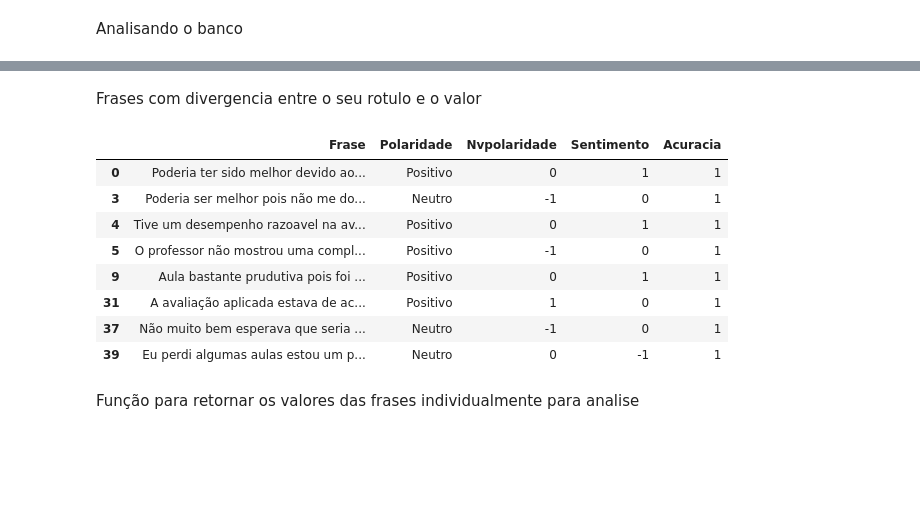
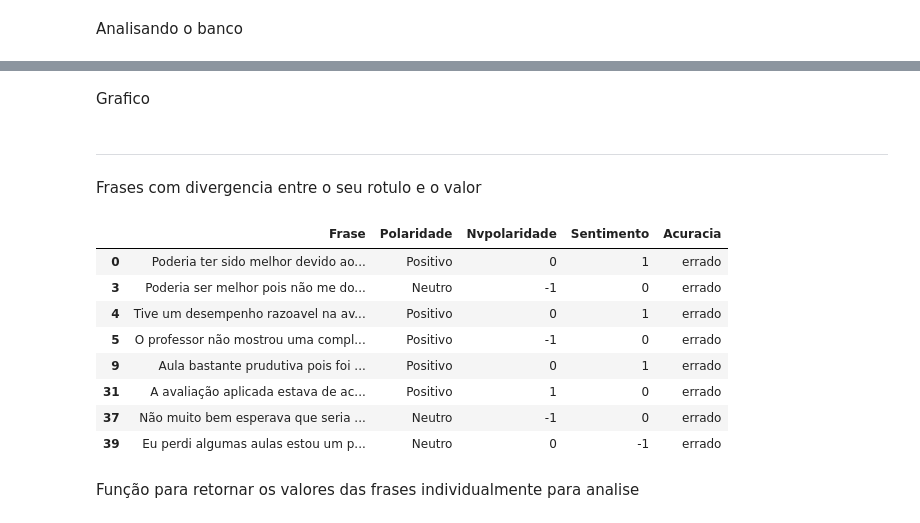
Before and after one commit to DaisonSilas/TCC, a Jupyter notebook: sentilexPT - Final.ipynb, the cells around one changed output, grey strips where cells are left out. Saved outputs shown, nothing was run; the diff lists cells and outputs as text; code cells hidden in the pictures; blank space fills up the shorter version.

```diff
--- a/sentilexPT - Final.ipynb
+++ b/sentilexPT - Final.ipynb
@@ -86,9 +86,9 @@ Comparação entre os rotulos e os valores das frases
 # %%
 def acuracia(anls, pred):
     if (anls - pred) == 0:
-        return 0
+        return 'certo'
     else:
-        return 1
+        return 'errado'
 # %% [markdown]
 Organizando no Dataframe as colunas com os seus respectivos valores
 # %%
@@ -143,17 +145,21 @@ plt.show()
+# %% [markdown]
+Grafico
+# %% [markdown]
+_______________________________________________________________________________________________________________________________
 # %% [markdown]
 Frases com divergencia entre o seu rotulo e o valor
 # %%
-banco.loc[banco['Acuracia'] == 1]
+banco.loc[banco['Acuracia'] == 'errado']
 # %% [output]
 |  | Frase | Polaridade | Nvpolaridade | Sentimento | Acuracia |
-| 0 | Poderia ter sido melhor devido ao... | Positivo | 0 | 1 | 1 |
-| 3 | Poderia ser melhor pois não me do... | Neutro | -1 | 0 | 1 |
-| 4 | Tive um desempenho razoavel na av... | Positivo | 0 | 1 | 1 |
-| 5 | O professor não mostrou uma compl... | Positivo | -1 | 0 | 1 |
-| 9 | Aula bastante prudutiva pois foi ... | Positivo | 0 | 1 | 1 |
-| 31 | A avaliação aplicada estava de ac... | Positivo | 1 | 0 | 1 |
-| 37 | Não muito bem esperava que seria ... | Neutro | -1 | 0 | 1 |
-| 39 | Eu perdi algumas aulas estou um p... | Neutro | 0 | -1 | 1 |
+| 0 | Poderia ter sido melhor devido ao... | Positivo | 0 | 1 | errado |
+| 3 | Poderia ser melhor pois não me do... | Neutro | -1 | 0 | errado |
+| 4 | Tive um desempenho razoavel na av... | Positivo | 0 | 1 | errado |
+| 5 | O professor não mostrou uma compl... | Positivo | -1 | 0 | errado |
+| 9 | Aula bastante prudutiva pois foi ... | Positivo | 0 | 1 | errado |
+| 31 | A avaliação aplicada estava de ac... | Positivo | 1 | 0 | errado |
+| 37 | Não muito bem esperava que seria ... | Neutro | -1 | 0 | errado |
+| 39 | Eu perdi algumas aulas estou um p... | Neutro | 0 | -1 | errado |
 # %% [markdown]
 Função para retornar os valores das frases individualmente para analise
 # %%
```
Also changed, not shown: parts of 6 cells of this notebook.
